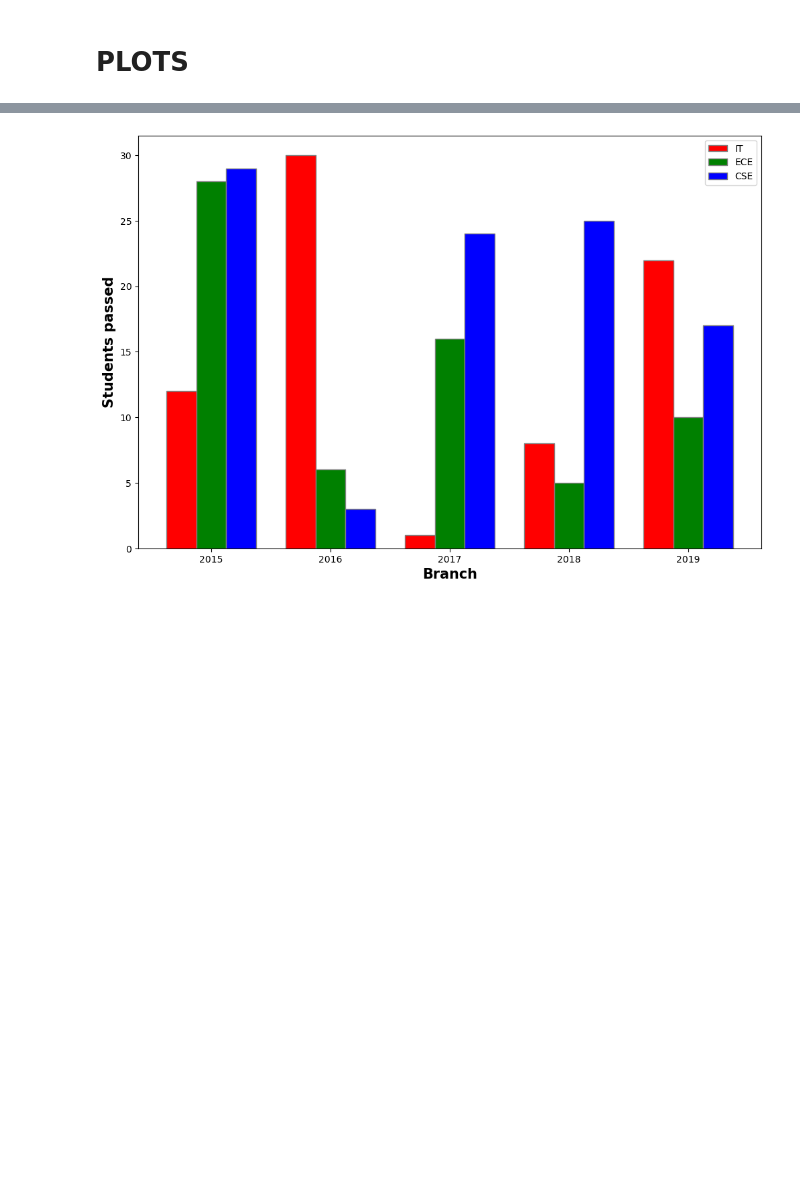
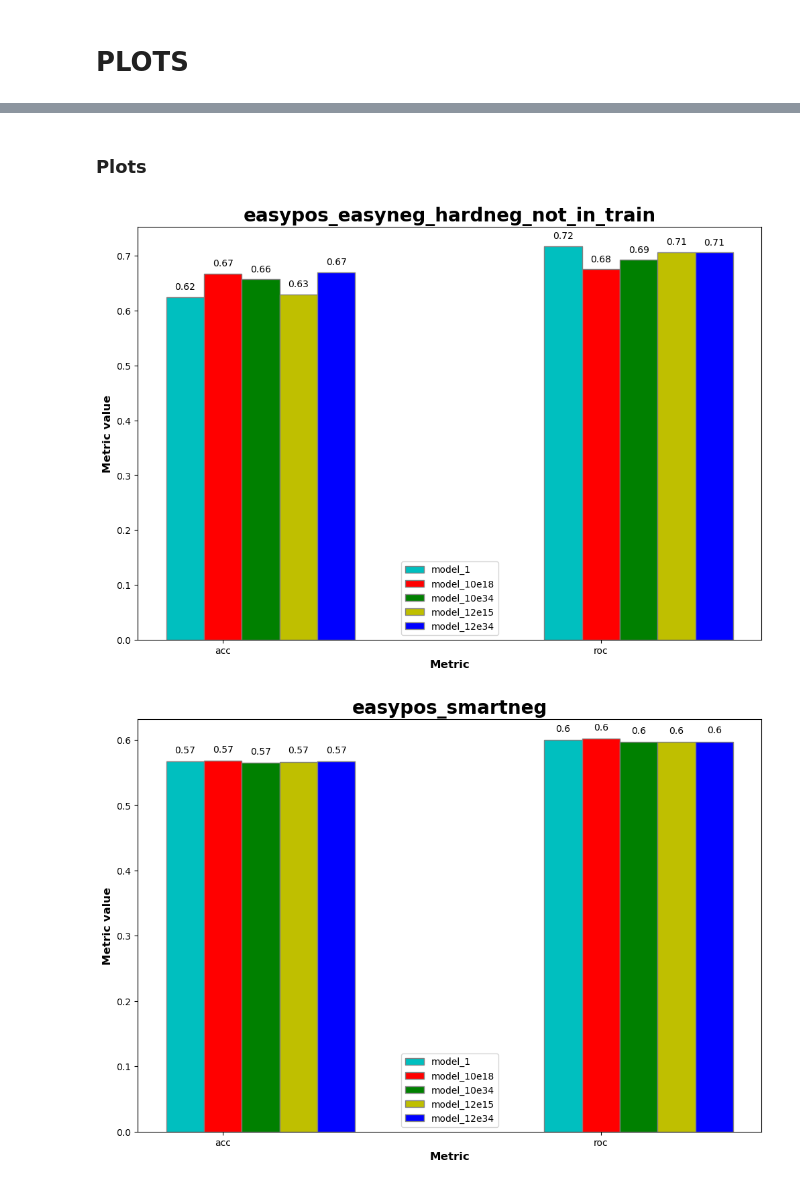
Before and after one commit to giorgiobini/RIME, a Jupyter notebook: src/decide_best_model.ipynb, the cells around one changed output, grey strips where cells are left out. Drawn from its saved outputs; the diff is of its cells as text; code cells hidden in the pictures; blank space fills up the shorter version.

```diff
--- a/src/decide_best_model.ipynb
+++ b/src/decide_best_model.ipynb
@@ -342,12 +457,0 @@ model_current perc_data: 0.27
-# %%
-best_models = ['model_1', 'model_3', 'model_old']
-metric_to_print = ['acc', 'roc', 'roc_intarna', 'perc_data']
-set_to_print = ['easypos_easyneg_hardneg_not_in_train', 'easypos_smartneg', 'easypos_smartneg_not_in_train', 'easypos_smartneg_not_in_train_65_conf']
-# %%
-metric_to_print = 'roc'
-
-for model in best_models:
-    original_name = models_to_compare[model]['original_name']
-    for current_set in set_to_print:
-        for metric in metric_to_print:
-            results[current_set][metric]
@@ -357,33 +458,2 @@ for model in best_models:
-# %%
-# set width of bar
-barWidth = 0.25
-fig = plt.subplots(figsize =(12, 8))
-
-# set height of bar
-IT = [12, 30, 1, 8, 22]
-ECE = [28, 6, 16, 5, 10]
-CSE = [29, 3, 24, 25, 17]
-
-# Set position of bar on X axis
-br1 = np.arange(len(IT))
-br2 = [x + barWidth for x in br1]
-br3 = [x + barWidth for x in br2]
-
-# Make the plot
-plt.bar(br1, IT, color ='r', width = barWidth,
-        edgecolor ='grey', label ='IT')
-plt.bar(br2, ECE, color ='g', width = barWidth,
-        edgecolor ='grey', label ='ECE')
-plt.bar(br3, CSE, color ='b', width = barWidth,
-        edgecolor ='grey', label ='CSE')
-
-# Adding Xticks
-plt.xlabel('Branch', fontweight ='bold', fontsize = 15)
-plt.ylabel('Students passed', fontweight ='bold', fontsize = 15)
-plt.xticks([r + barWidth for r in range(len(IT))],
-        ['2015', '2016', '2017', '2018', '2019'])
-
-plt.legend()
-plt.show()
-# %% [output]
-[figure, removed]
+# %% [markdown]
+### Plots
@@ -389,0 +507,25 @@ plt.show()
+# %%
+best_models = ['model_1', 'model_10e18','model_10e34', 'model_12e15', 'model_12e34']# 'model_11', 'model_12e15'] 'intarna',
+set_to_print = ['easypos_easyneg_hardneg_not_in_train', 'easypos_smartneg', 'easypos_smartneg_not_in_train']#, 'easypos_smartneg_not_in_train_55_conf', 'easypos_smartneg_not_in_train_65_conf']
+
+for current_set in set_to_print:
+    if current_set in ['easypos_smartneg_not_in_train_65_conf', 'easypos_smartneg_not_in_train_55_conf']:
+        metric_to_print = ['acc', 'roc', 'perc_data']
+    else:
+        metric_to_print = ['acc', 'roc']
+
+    values = []
+    for model in best_models:
+        if model == 'intarna':
+            original_name = 'intarna'
+        else:
+            original_name = models_to_compare[model]['original_name']
+        model_list = []
+        for metric in metric_to_print:
+            model_list.append(results[current_set][model][metric])
+        values.append(model_list)
+
+    plot_bars(values, metric_labels = metric_to_print, models_label = best_models, title = current_set)
+# %% [output]
+[figure, added]
+[figure, added]
```
Also changed, not shown: parts of 17 cells of this notebook, 3 other files.
